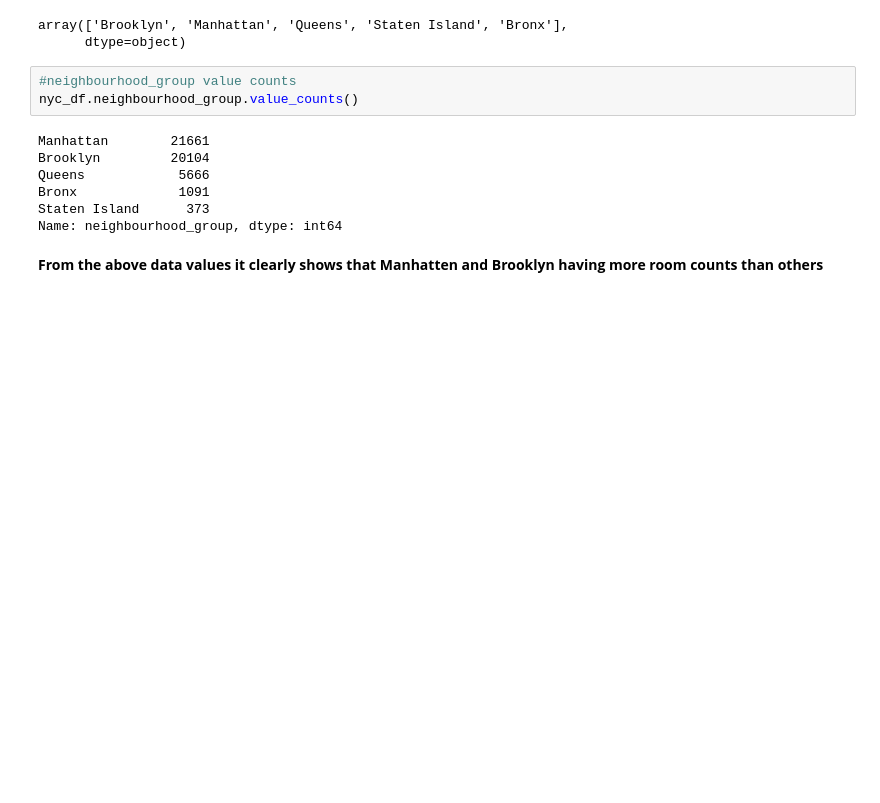
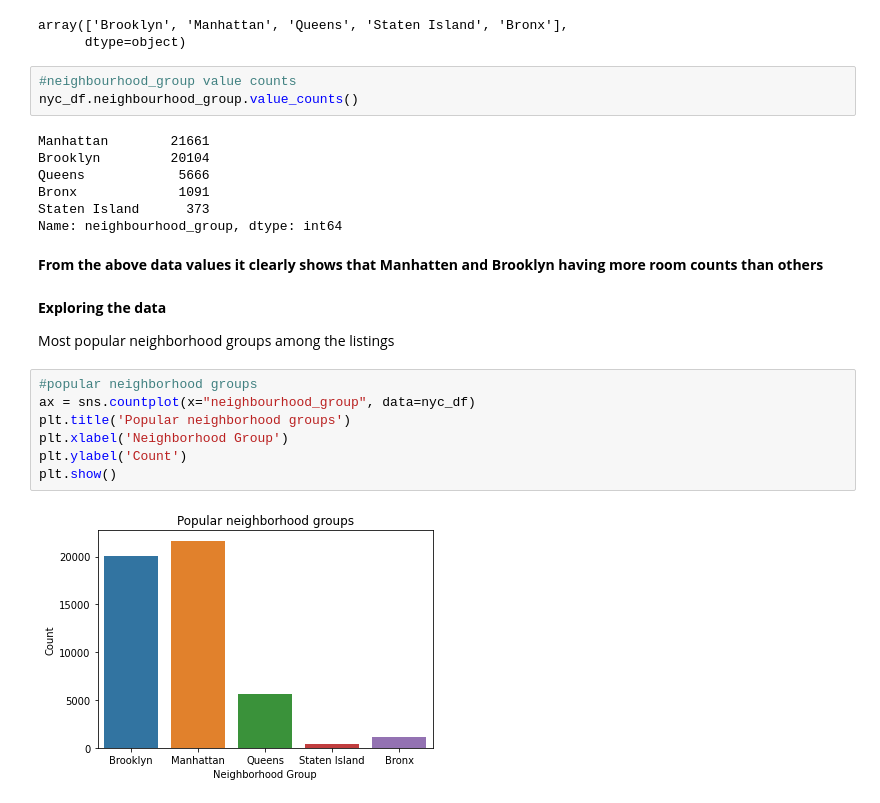
Before and after one commit to pratikshiralkar/EDA-Capstone-Project, a Jupyter notebook: Copy_of_Airbnb_Bookings_Analysis_Capstone_Project.ipynb, the cells around one changed output. Drawn from its saved outputs; the diff is of its cells as text; blank space fills up the shorter version.

```diff
--- a/Copy_of_Airbnb_Bookings_Analysis_Capstone_Project.ipynb
+++ b/Copy_of_Airbnb_Bookings_Analysis_Capstone_Project.ipynb
@@ -201,3 +203,16 @@ Staten Island      373
 Name: neighbourhood_group, dtype: int64
 # %% [markdown]
 **From the above data values it clearly shows that Manhatten and Brooklyn having more room counts than others**
+# %% [markdown]
+**Exploring the data**
+
+ Most popular neighborhood groups among the listings
+# %%
+#popular neighborhood groups
+ax = sns.countplot(x="neighbourhood_group", data=nyc_df)
+plt.title('Popular neighborhood groups')
+plt.xlabel('Neighborhood Group')
+plt.ylabel('Count')
+plt.show()
+# %% [output]
+[figure, added]
```
Also changed, not shown: parts of 42 cells of this notebook.
